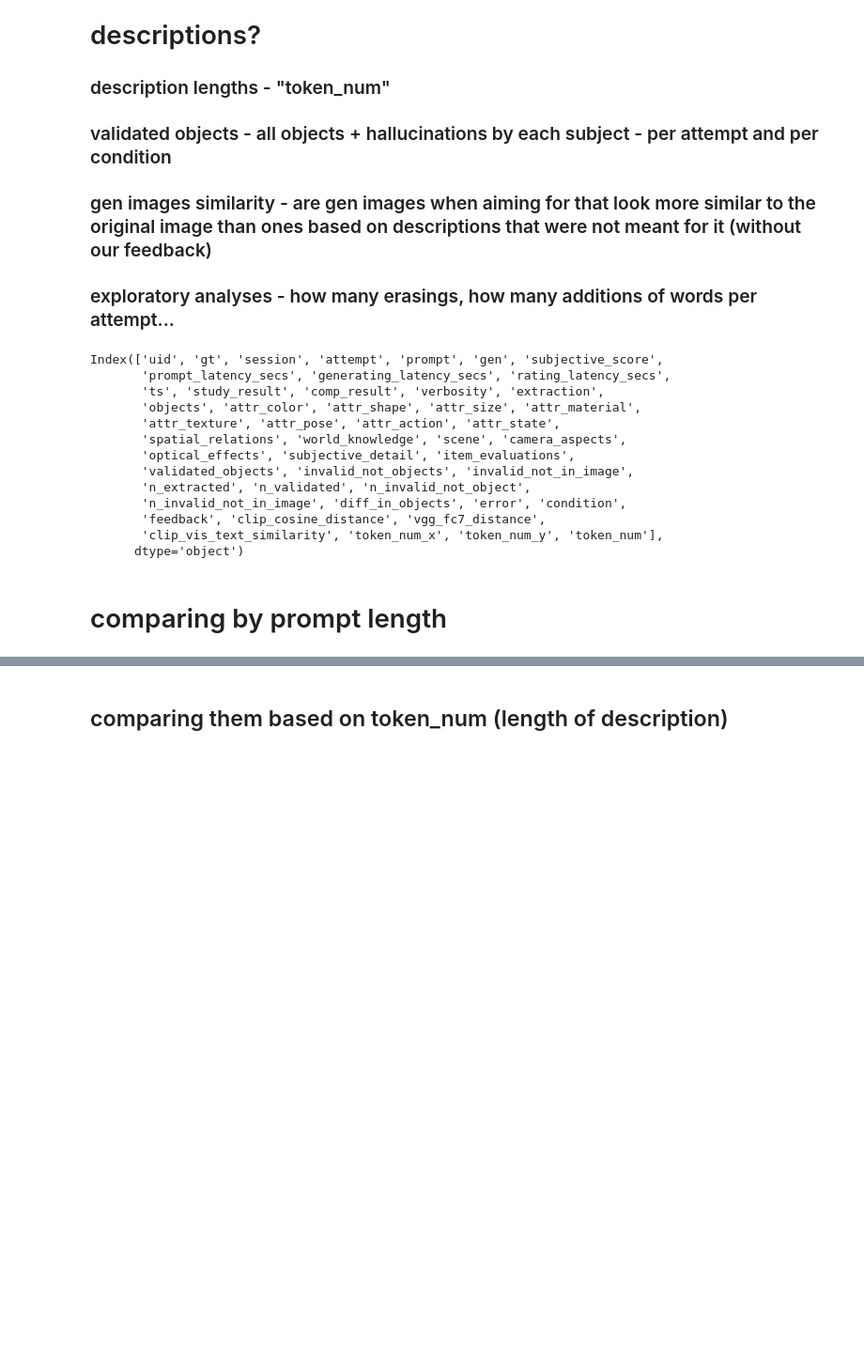
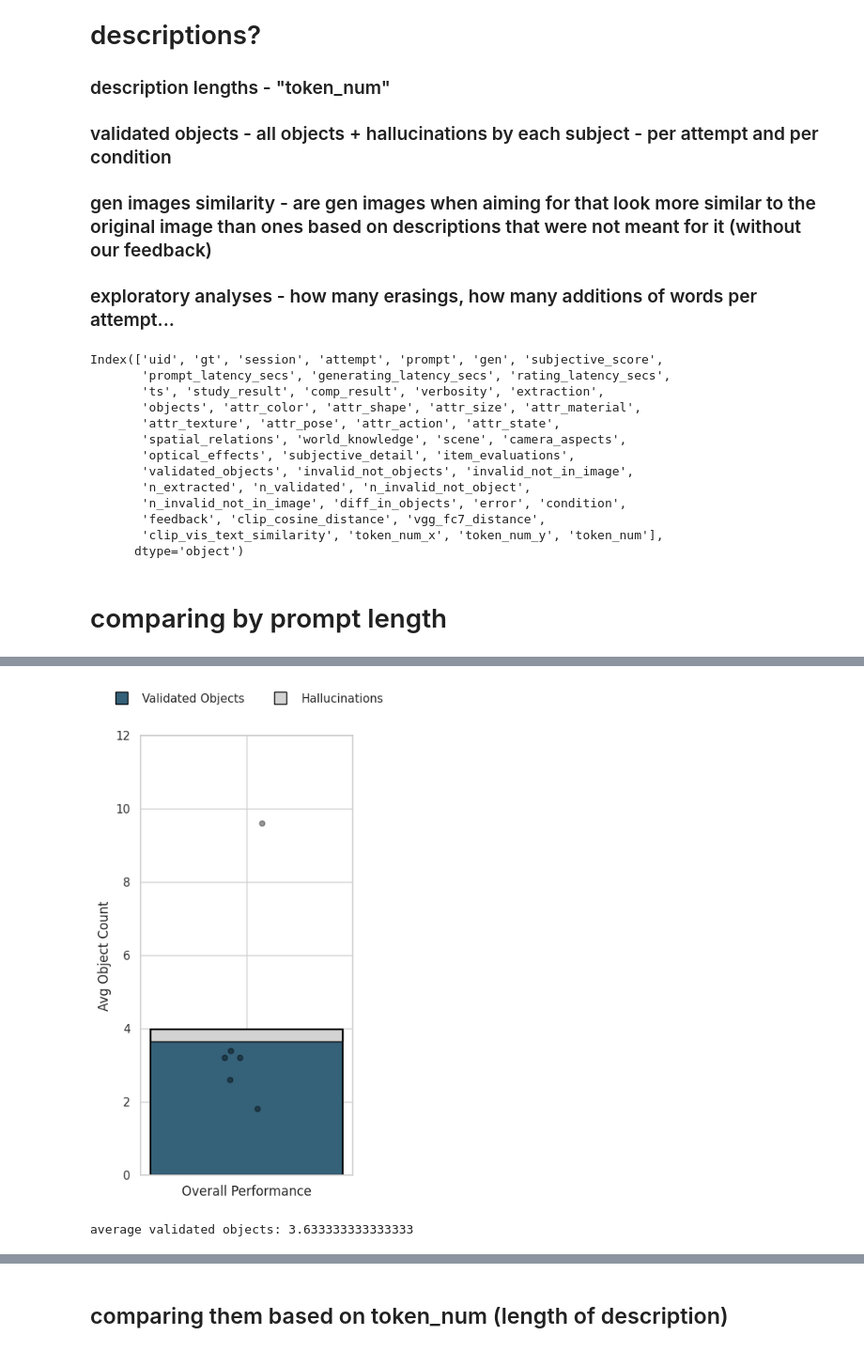
Before and after one commit to AnatKordon/Imagination_in_translation, a Jupyter notebook: analysis/nlp_analysis/feedback_vs_no_feedback.ipynb, the cells around one changed output, grey strips where cells are left out. Shown at 94% size. Cells and saved outputs as stored; diff of their text form; code cells hidden in the pictures; blank space fills up the shorter version.

```diff
--- a/analysis/nlp_analysis/feedback_vs_no_feedback.ipynb
+++ b/analysis/nlp_analysis/feedback_vs_no_feedback.ipynb
@@ -181,0 +389,76 @@ plt.show()
+# %%
+import matplotlib.pyplot as plt
+import numpy as np
+import seaborn as sns
+from matplotlib.lines import Line2D
+
+# 1. Aggregation Logic (Simplified for a single global state)
+per_user_stats = no_attempts.groupby(['uid']).agg({
+    'n_validated': 'mean',
+    'n_invalid_not_in_image': 'mean'
+}).reset_index()
+
+# Calculate total extracted for the individual jitter dots
+per_user_stats['total_extracted'] = per_user_stats['n_validated'] + per_user_stats['n_invalid_not_in_image']
+
+# Calculate global means for our single stacked bar
+mean_val = per_user_stats['n_validated'].mean()
+mean_halluc = per_user_stats['n_invalid_not_in_image'].mean()
+total = mean_val + mean_halluc
+
+# 2. Setup a Compact Plotting Environment
+sns.set_theme(style="whitegrid")
+fig, ax = plt.subplots(figsize=(4, 7)) # Narrower figure size for a single bar
+
+# Styling choices
+bar_color = '#356179' # Your consistent Blue
+grey_color = '#d3d3d3'
+bar_width = 0.4       # Keeps the single bar slim and centered
+pos = 0               # Single x-axis position
+
+# 3. Draw the Layers for the Single Stacked Bar
+# Layer 1: Validated Objects (Blue Base)
+ax.bar(pos, mean_val, bar_width, color=bar_color, edgecolor='none')
+
+# Layer 2: Hallucinations (Grey Stacked on Top)
+ax.bar(pos, mean_halluc, bar_width, bottom=mean_val,
+       color=grey_color, edgecolor='black', linewidth=1)
+
+# Layer 3: Full Outer Border
+ax.bar(pos, total, bar_width, fill=False, edgecolor='black', linewidth=1.5)
+
+# Layer 4: Participant Jitter Dots
+x_jitter = np.random.uniform(-0.05, 0.05, len(per_user_stats))
+ax.scatter(np.full(len(per_user_stats), pos) + x_jitter, per_user_stats['total_extracted'],
+           color='black', alpha=0.4, s=25, zorder=3)
+
+# 4. Formatting labels and cleanup
+
+ax.set_ylabel('Avg Object Count', fontsize=12)
+
+# Fix X-axis so it labels the single bar nicely instead of showing numeric coordinates
+ax.set_xticks([pos])
+ax.set_xticklabels(["Overall Performance"], fontsize=12)
+
+# Set a safe y-limit based on data spread
+ax.set_ylim(0, max(per_user_stats['total_extracted'].max() + 2, 12))
+
+# 5. Legend at the Top
+legend_elements = [
+    Line2D([0], [0], color=bar_color, lw=0, label='Validated Objects',
+           marker='s', markeredgecolor='black', markersize=12),
+    Line2D([0], [0], color=grey_color, lw=0, label='Hallucinations',
+           marker='s', markeredgecolor='black', markersize=12)
+]
+
+ax.legend(handles=legend_elements, loc='upper center', bbox_to_anchor=(0.5, 1.12),
+          ncol=2, fontsize=11, frameon=False)
+
+plt.tight_layout()
+plt.show()
+# %% [output]
+[figure, added]
+# %%
+print(f"average validated objects: {mean_val}")
+# %% [output]
+average validated objects: 3.633333333333333
```
Also changed, not shown: parts of 18 cells of this notebook, 4 other files.
